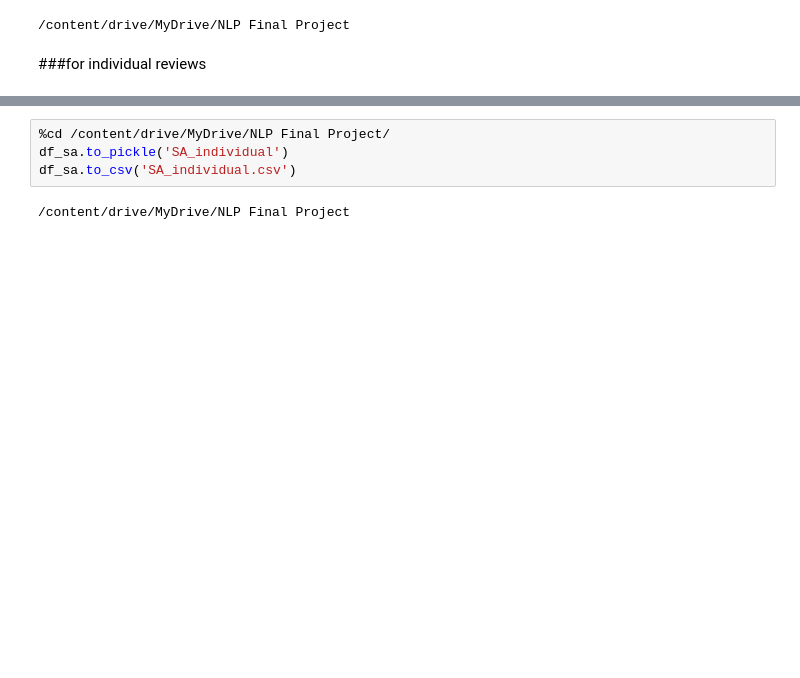
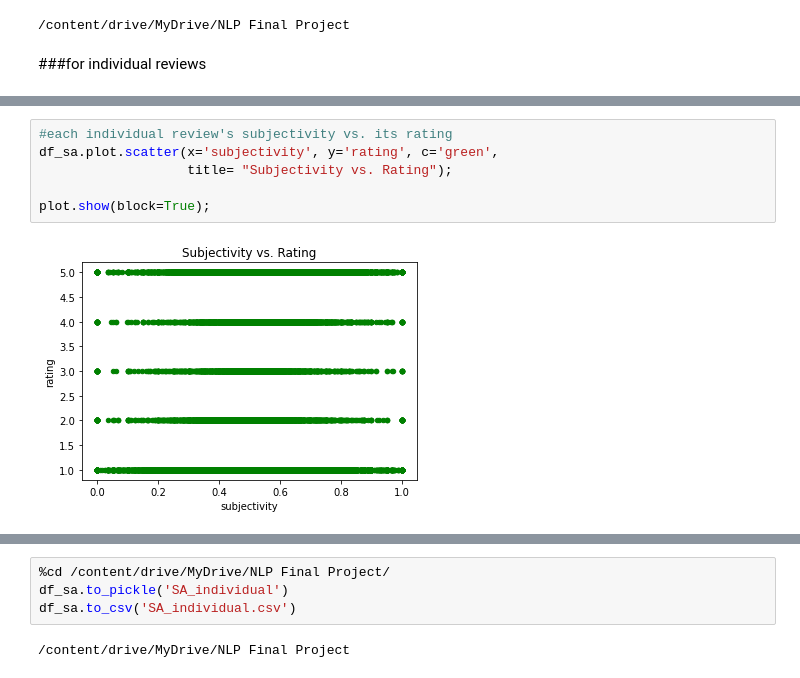
Before and after one commit to seanmerritt/Predicting_YELP_Reviews_NLP_Final_Project, a Jupyter notebook: NLP_Final_Project.ipynb, the cells around one changed output, grey strips where cells are left out. Saved outputs shown, nothing was run; the diff lists cells and outputs as text; blank space fills up the shorter version.

```diff
--- a/NLP_Final_Project.ipynb
+++ b/NLP_Final_Project.ipynb
@@ -812,0 +880,8 @@ Wall time: 1min 26s
+# %%
+#each individual review's subjectivity vs. its rating
+df_sa.plot.scatter(x='subjectivity', y='rating', c='green',
+                   title= "Subjectivity vs. Rating");
+
+plot.show(block=True);
+# %% [output]
+[figure, added]
```
Also changed, not shown: parts of 111 cells of this notebook.
